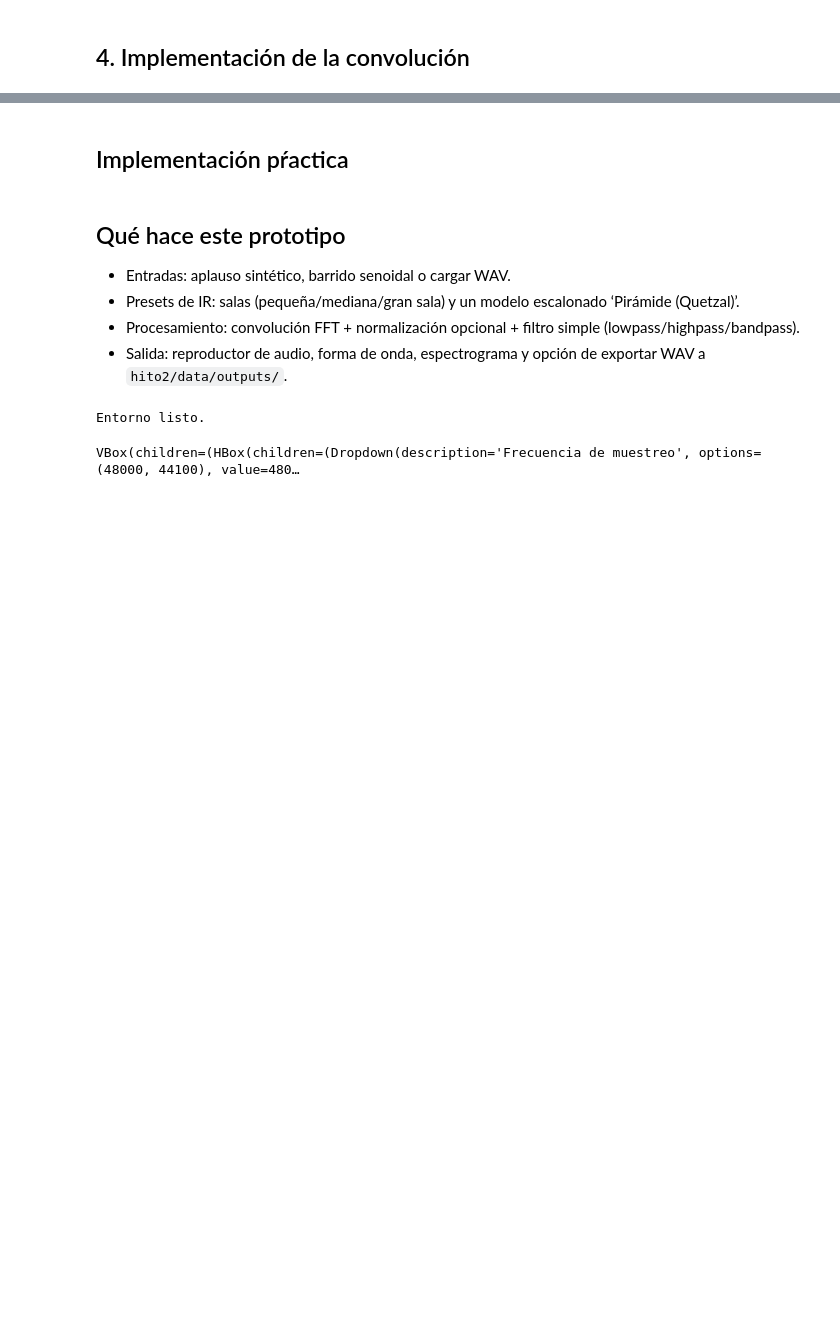
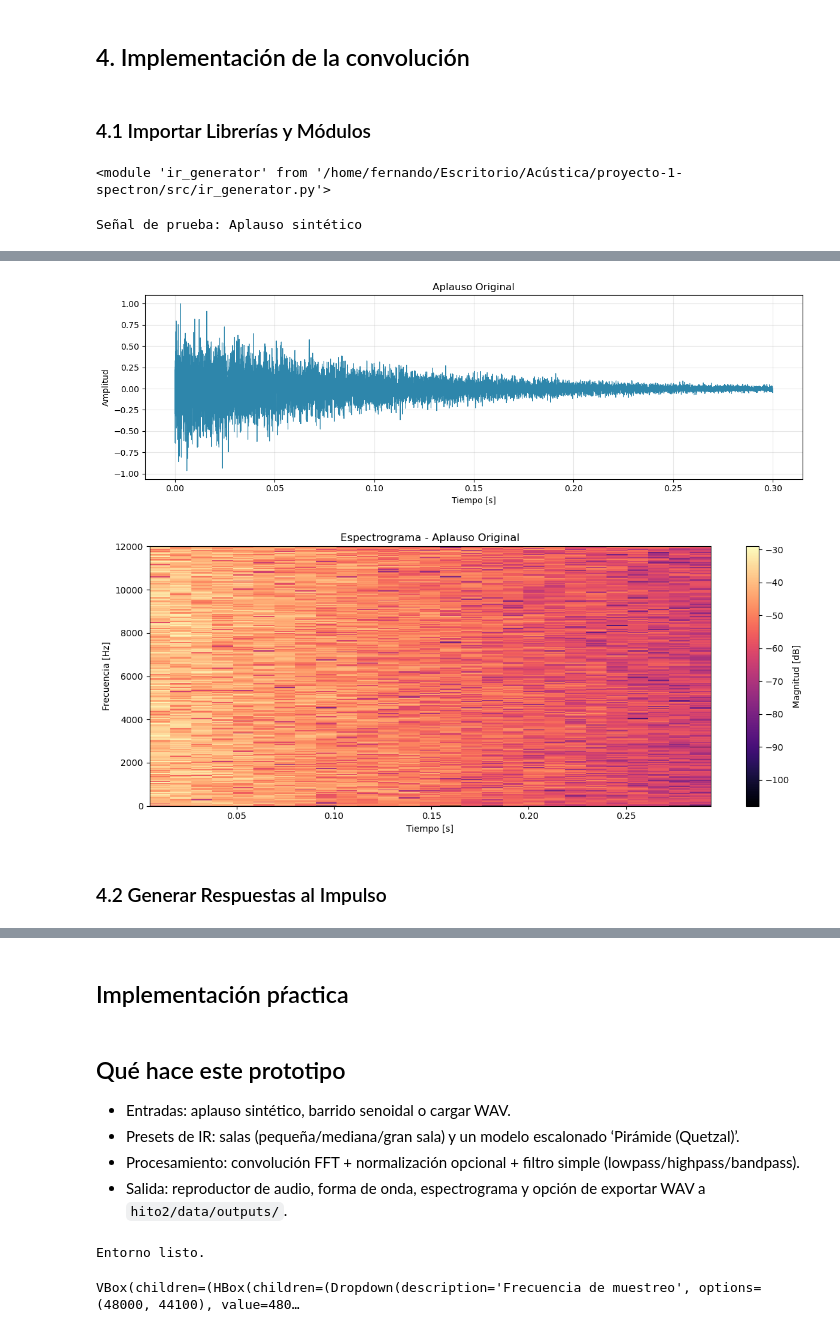
Before and after one commit to vpobleteacustica-classroom/proyecto-1-spectron, a Jupyter notebook: hito2/test.ipynb, the cells around one changed output, grey strips where cells are left out. Saved outputs shown, nothing was run; the diff lists cells and outputs as text; code cells hidden in the pictures; blank space fills up the shorter version.

Commit message:
Hito 2 avance proyecto acus220

```diff
--- a/hito2/test.ipynb
+++ b/hito2/test.ipynb
@@ -39,2 +279,15 @@ $ y(t) = x(t) * h(t) $
 # %% [markdown]
 ## 4. Implementación de la convolución
+# %% [markdown]
+### 4.1 Importar Librerías y Módulos
+# %%
+import numpy as np
+import matplotlib.pyplot as plt
+import sys
+from pathlib import Path
+
+import importlib
+import ir_generator
+importlib.reload(ir_generator)
+# %% [output]
+<module 'ir_generator' from '/home/fernando/Escritorio/Acústica/proyecto-1-spectron/src/ir_generator.py'>
@@ -40,0 +320,9 @@ $ y(t) = x(t) * h(t) $
+# %%
+# Reproducir audio origial
+print("Señal de prueba: Aplauso sintético")
+play(clap, sr)
+
+plot_waveform(clap, sr, title='Aplauso Original', color='#2E86AB')
+plot_spectrogram(clap, sr, title='Espectrograma - Aplauso Original')
+# %% [output]
+Señal de prueba: Aplauso sintético
@@ -40,0 +330,4 @@ $ y(t) = x(t) * h(t) $
+[figure, added]
+[figure, added]
+# %% [markdown]
+### 4.2 Generar Respuestas al Impulso
```
Also changed, not shown: parts of 17 cells of this notebook, 7 other files.
